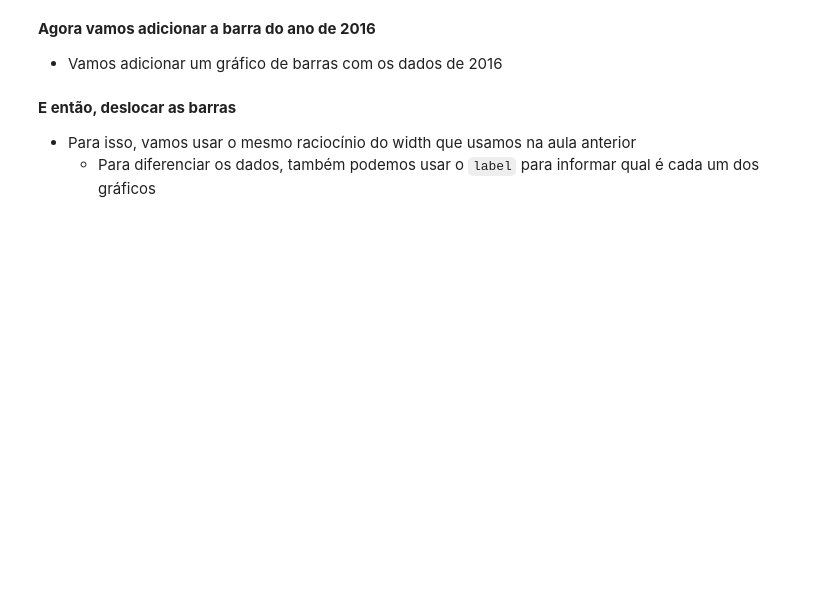
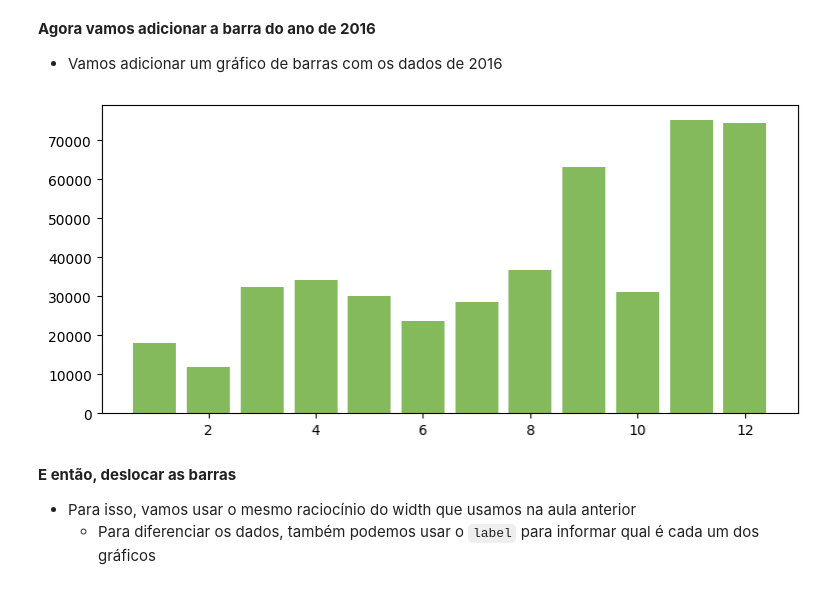
Before and after one commit to PauloViniciusR/PROJ_apresentacao_executiva, a Jupyter notebook: index.ipynb, the cells around one changed output. Saved outputs shown, nothing was run; the diff lists cells and outputs as text; code cells hidden in the pictures; blank space fills up the shorter version.

```diff
--- a/index.ipynb
+++ b/index.ipynb
@@ -399,16 +422,19 @@ plt.show()
 **Agora vamos adicionar a barra do ano de 2016**
 - Vamos adicionar um gráfico de barras com os dados de 2016
 # %%
-fig,ax = plt.subplots(
-            figsize = (9,4) # Tamanho da figura
-        )
+fig, ax = plt.subplots(figsize=(9, 4))
 
-ax.bar(soma_mes[soma_mes.Ano == 2015].Mes.values,soma_mes[soma_mes.Ano == 2015].Sales.values,
-       color="#00c698", # Cor das barras
-       label=2015 # Label dos dados
-      )
+filtro_2016 = soma_mes[soma_mes["Ano"] == 2016]
+
+ax.bar(
+    filtro_2016["Mes"].values,
+    filtro_2016["Sales"].values,
+    color="#84ba5b"
+)
 
 plt.show()
+# %% [output]
+[figure, added]
 # %% [markdown]
 **E então, deslocar as barras**
 - Para isso, vamos usar o mesmo raciocínio do width que usamos na aula anterior
```
Also changed, not shown: parts of 11 cells of this notebook.
